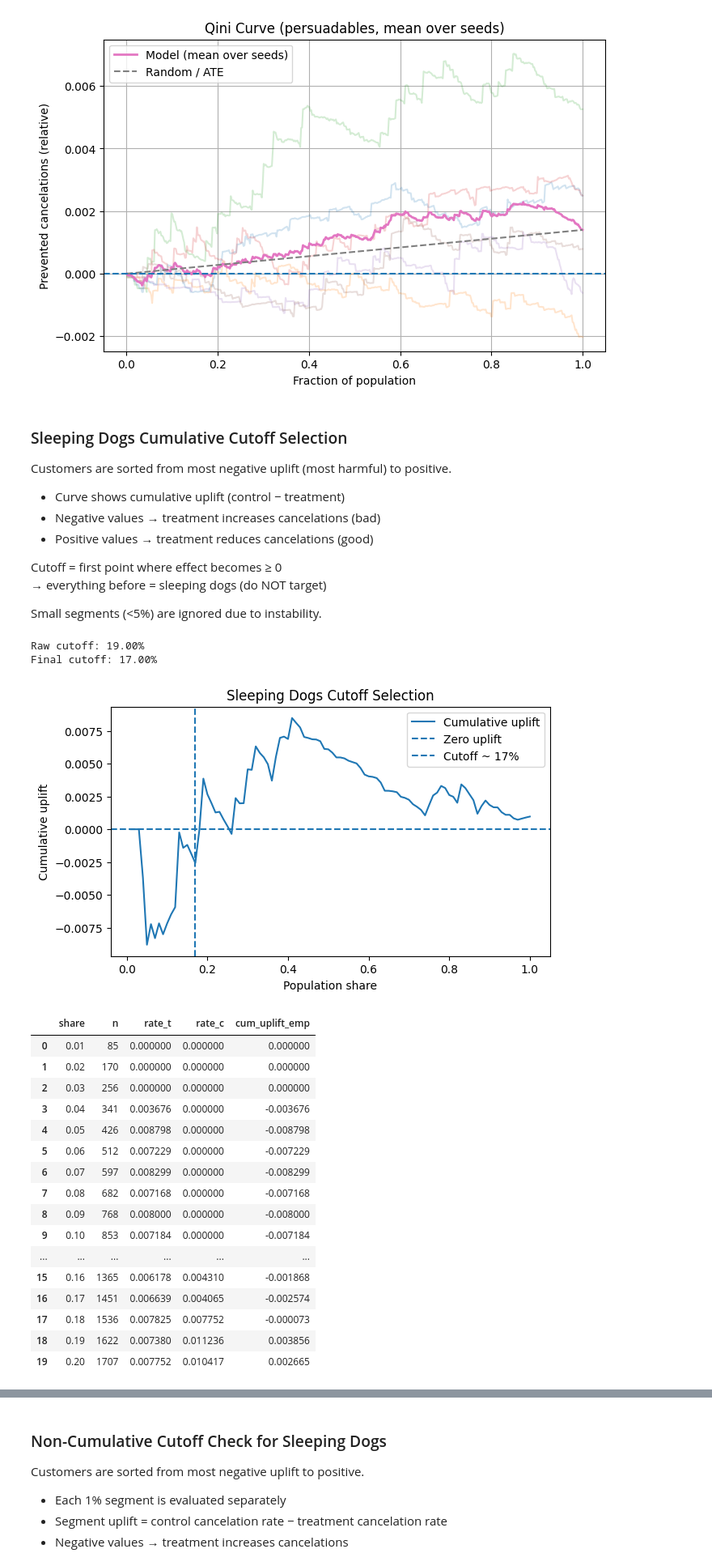
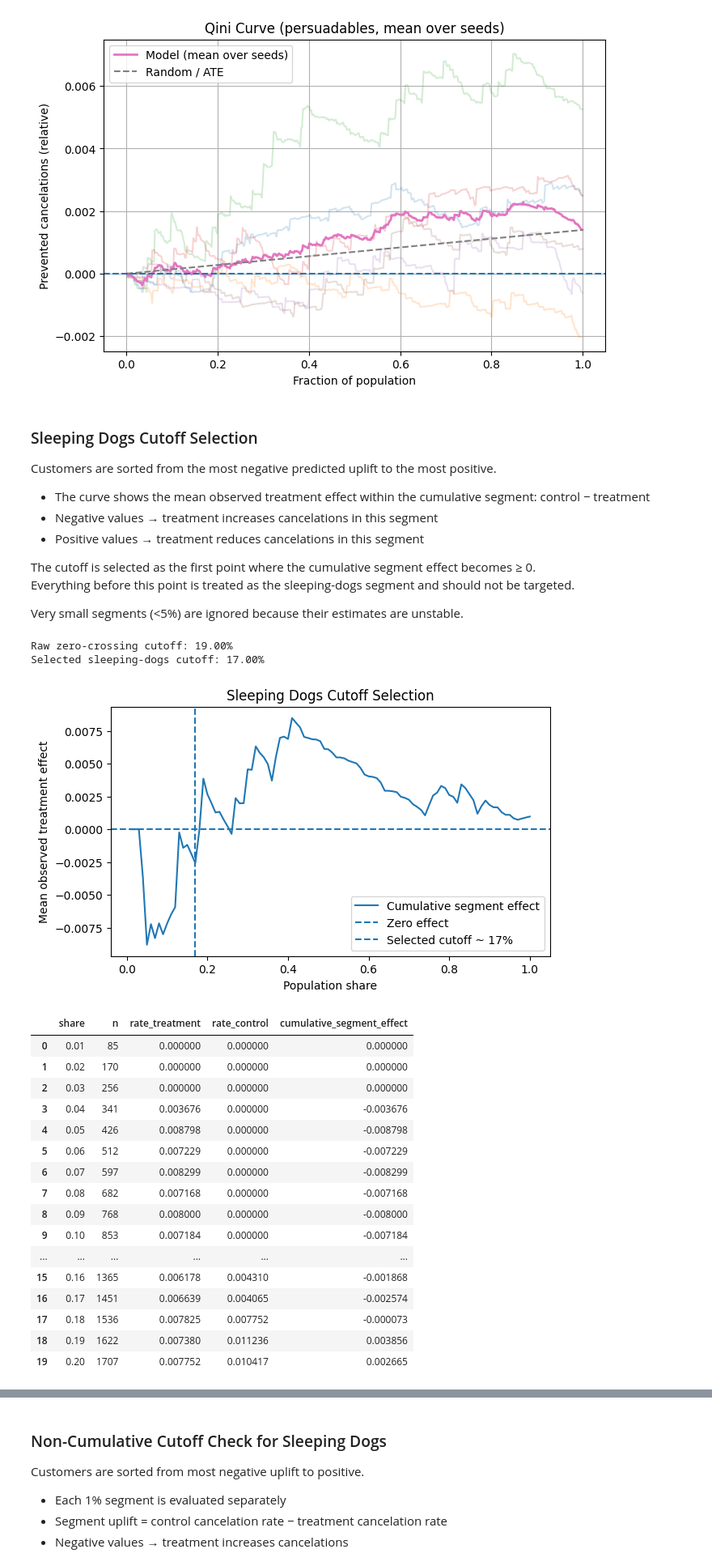
Before and after one commit to DariaL-git/Bachelorarbeit, a Jupyter notebook: modell/data_preparation1.ipynb, the cells around one changed output, grey strips where cells are left out. Shown at 81% size. Saved outputs shown, nothing was run; the diff lists cells and outputs as text; code cells hidden in the pictures.

```diff
--- a/modell/data_preparation1.ipynb
+++ b/modell/data_preparation1.ipynb
@@ -2386,21 +2385,21 @@ plt.show()
 # %% [output]
 [figure]
 # %% [markdown]
-### Sleeping Dogs Cumulative Cutoff Selection
+### Sleeping Dogs Cutoff Selection
 
-Customers are sorted from most negative uplift (most harmful) to positive.
+Customers are sorted from the most negative predicted uplift to the most positive.
 
-- Curve shows cumulative uplift (control − treatment)
-- Negative values → treatment increases cancelations (bad)
-- Positive values → treatment reduces cancelations (good)
+- The curve shows the mean observed treatment effect within the cumulative segment: control − treatment
+- Negative values → treatment increases cancelations in this segment
+- Positive values → treatment reduces cancelations in this segment
 
-Cutoff = first point where effect becomes ≥ 0
-→ everything before = sleeping dogs (do NOT target)
+The cutoff is selected as the first point where the cumulative segment effect becomes ≥ 0.
+Everything before this point is treated as the sleeping-dogs segment and should not be targeted.
 
-Small segments (<5%) are ignored due to instability.
+Very small segments (<5%) are ignored because their estimates are unstable.
 # %%
 # ============================
-# Cutoff mean selection for sleeping dogs
+# Cutoff selection for sleeping dogs
 # ============================
 
 import numpy as np
@@ -2415,58 +2414,64 @@ rows = []
 
 for p in np.arange(0.01, 1.01, 0.01):
     end = int(len(tmp) * p)
-    g = tmp.iloc[:end]  # cumulative segment: 0% to p%
+    g = tmp.iloc[:end]  # cumulative segment: from 0% to p%
 
-    # observed mean outcome rates (empirical, not predicted probabilities)
+    # observed outcome rates in the cumulative segment
     g_t = g[g["t"] == 1]["y"]
     g_c = g[g["t"] == 0]["y"]
 
     if len(g_t) == 0 or len(g_c) == 0:
         continue
 
     rate_t = g_t.mean()
     rate_c = g_c.mean()
 
     rows.append({
         "share": p,
         "n": len(g),
-        "rate_t": rate_t,
-        "rate_c": rate_c,
-        # empirical cumulative uplift: difference in observed rates
-        "cum_uplift_emp": rate_c - rate_t
+        "rate_treatment": rate_t,
+        "rate_control": rate_c,
+
+        # mean observed treatment effect within the cumulative segment
+        "cumulative_segment_effect": rate_c - rate_t
     })
 
 cutoff_table = pd.DataFrame(rows)
 
 # ignore very small segments, as they are highly unstable
 valid = cutoff_table[cutoff_table["share"] >= 0.05]
 
-# first point where cumulative uplift becomes non-negative
-cutoff = valid[valid["cum_uplift_emp"] >= 0].iloc[0]["share"]
+# first point where the cumulative segment effect becomes non-negative
+cutoff = valid[valid["cumulative_segment_effect"] >= 0].iloc[0]["share"]
 
 # move slightly back to stay within the negative-effect region
 final_cutoff = max(0.05, cutoff - 0.02)
 
-print(f"Raw cutoff: {cutoff:.2%}")
-print(f"Final cutoff: {final_cutoff:.2%}")
+print(f"Raw zero-crossing cutoff: {cutoff:.2%}")
+print(f"Selected sleeping-dogs cutoff: {final_cutoff:.2%}")
 
 plt.figure(figsize=(7, 4))
-plt.plot(cutoff_table["share"], cutoff_table["cum_uplift_emp"], label="Cumulative uplift")
-plt.axhline(0, linestyle="--", label="Zero uplift")
-plt.axvline(final_cutoff, linestyle="--", label=f"Cutoff ~ {final_cutoff:.0%}")
+plt.plot(
+    cutoff_table["share"],
+    cutoff_table["cumulative_segment_effect"],
+    label="Cumulative segment effect"
+)
+
+plt.axhline(0, linestyle="--", label="Zero effect")
+plt.axvline(final_cutoff, linestyle="--", label=f"Selected cutoff ~ {final_cutoff:.0%}")
 
 plt.xlabel("Population share")
-plt.ylabel("Cumulative uplift")
+plt.ylabel("Mean observed treatment effect")
 plt.title("Sleeping Dogs Cutoff Selection")
 plt.legend()
 plt.show()
 
 cutoff_table.head(20)
 # %% [output]
-Raw cutoff: 19.00%
-Final cutoff: 17.00%
+Raw zero-crossing cutoff: 19.00%
+Selected sleeping-dogs cutoff: 17.00%
-[figure, old version]
+[figure, new version]
-|  | share | n | rate_t | rate_c | cum_uplift_emp |
+|  | share | n | rate_treatment | rate_control | cumulative_segment_effect |
 | 0 | 0.01 | 85 | 0.000000 | 0.000000 | 0.000000 |
 | 1 | 0.02 | 170 | 0.000000 | 0.000000 | 0.000000 |
 | 2 | 0.03 | 256 | 0.000000 | 0.000000 | 0.000000 |
```
Also changed, not shown: parts of 29 cells of this notebook, 5 other files.
